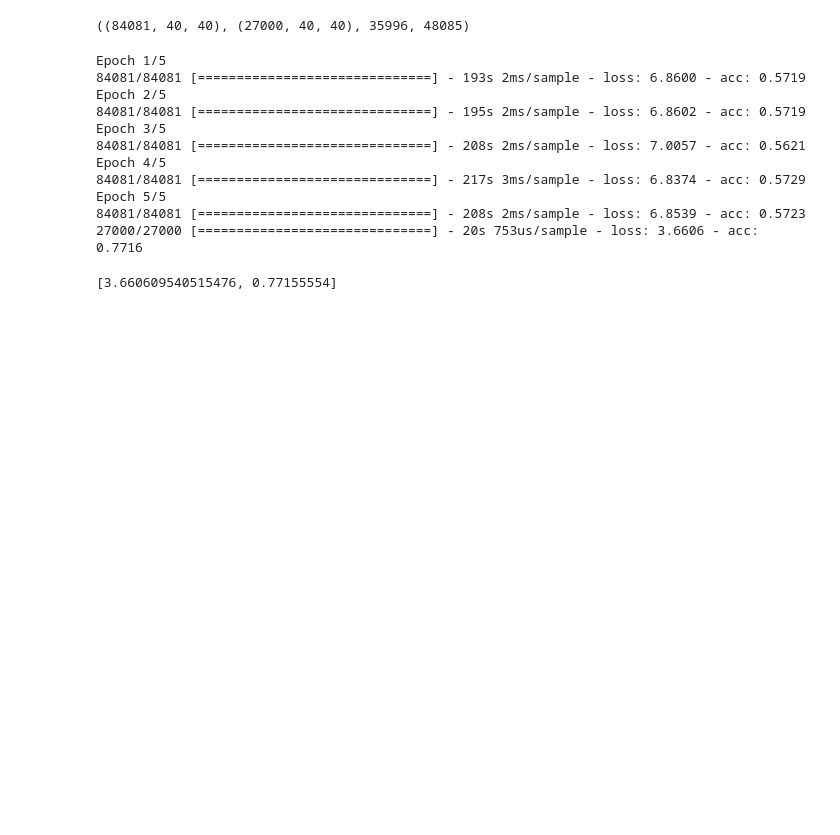
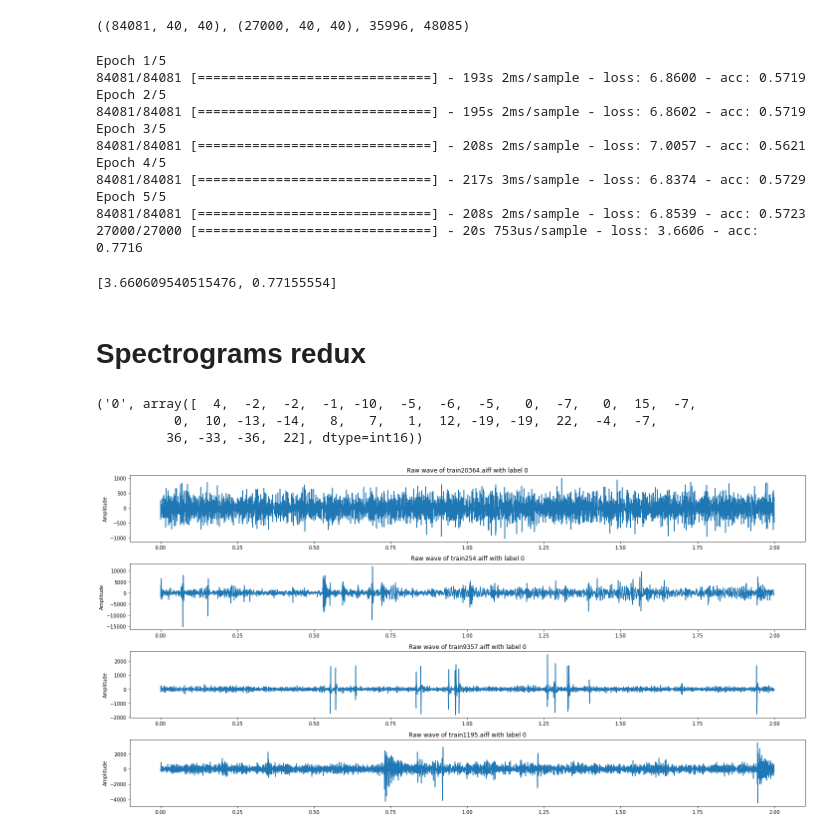
Before and after one commit to JorgeRodri/WhaleClassification, a Jupyter notebook: Pruebas.ipynb, the cells around one changed output. Cells and saved outputs as stored; diff of their text form; code cells hidden in the pictures; blank space fills up the shorter version.

```diff
--- a/Pruebas.ipynb
+++ b/Pruebas.ipynb
@@ -42,10 +42,12 @@ def get_spects(onlyfiles, labels):
 # labels_path = "C:\\Users\\jorge\\DatasetsTFM\\KaggleData\\train.csv"
 # train_path = "C:\\Users\\jorge\\DatasetsTFM\\KaggleData\\train"
 
-labels_path = "/home/jorge/Documents/DatasetsTFM/KaggleData/train.csv"
-train_path = "/home/jorge/Documents/DatasetsTFM/KaggleData/train"
+labels_path = "data/train.csv"
+train_path = "data/train"
 
-train_redux_path = "/home/jorge/Documents/DatasetsTFM/KaggleDataRedux/train2"
+train_redux_path = "data/train2"
+
+labels_dict = get_labels(labels_path)
 # %%
 audiofiles = [os.path.join(train_path, f) for f in listdir(train_path) if isfile(join(train_path, f))]
 audiofiles_redux = [os.path.join(train_redux_path, f)
@@ -228,3 +237,5 @@ Epoch 5/5
 84081/84081 [==============================] - 208s 2ms/sample - loss: 6.8539 - acc: 0.5723
 27000/27000 [==============================] - 20s 753us/sample - loss: 3.6606 - acc: 0.7716
 [3.660609540515476, 0.77155554]
+# %% [markdown]
+# Spectrograms redux
@@ -230,0 +264,40 @@ Epoch 5/5
+# %%
+labels_path = "data/train.csv"
+train_path = "data/train"
+train_redux_path = "data/train2/"
+
+audiofiles = [os.path.join(train_path, f) for f in listdir(train_path) if isfile(join(train_path, f))]
+labels_dict = get_labels(labels_path)
+# %%
+n = 5
+s = aifc.open(audiofiles[n], 'r')
+framerate = s.getframerate()
+nframes = s.getnframes()
+strsig = s.readframes(nframes)
+data = np.fromstring(strsig, np.short).byteswap()
+labels_dict[audiofiles[n].split('/')[-1]], data[:30]
+# %% [output]
+('0', array([  4,  -2,  -2,  -1, -10,  -5,  -6,  -5,   0,  -7,   0,  15,  -7,
+          0,  10, -13, -14,   8,   7,   1,  12, -19, -19,  22,  -4,  -7,
+         36, -33, -36,  22], dtype=int16))
+# %%
+fig = plt.figure(figsize=(20, 10))
+
+n=4
+
+for i, fn in enumerate(audiofiles[:n]):
+    s = aifc.open(fn, 'r')
+
+    framerate = s.getframerate()
+    nframes = s.getnframes()
+    strsig = s.readframes(nframes)
+    data = np.fromstring(strsig, np.short).byteswap()
+
+    ax = fig.add_subplot(n, 1, i+1)
+    ax.set_title('Raw wave of ' + fn.split('/')[-1] + ' with label %s' % labels_dict[fn.split('/')[-1]])
+    ax.set_ylabel('Amplitude')
+    ax.plot(np.linspace(0, nframes/framerate, nframes), data)
+fig.tight_layout()
+plt.savefig('wave_example.png')
+# %% [output]
+[figure, added]
```
Also changed, not shown: parts of 20 cells of this notebook, 1 other file.
